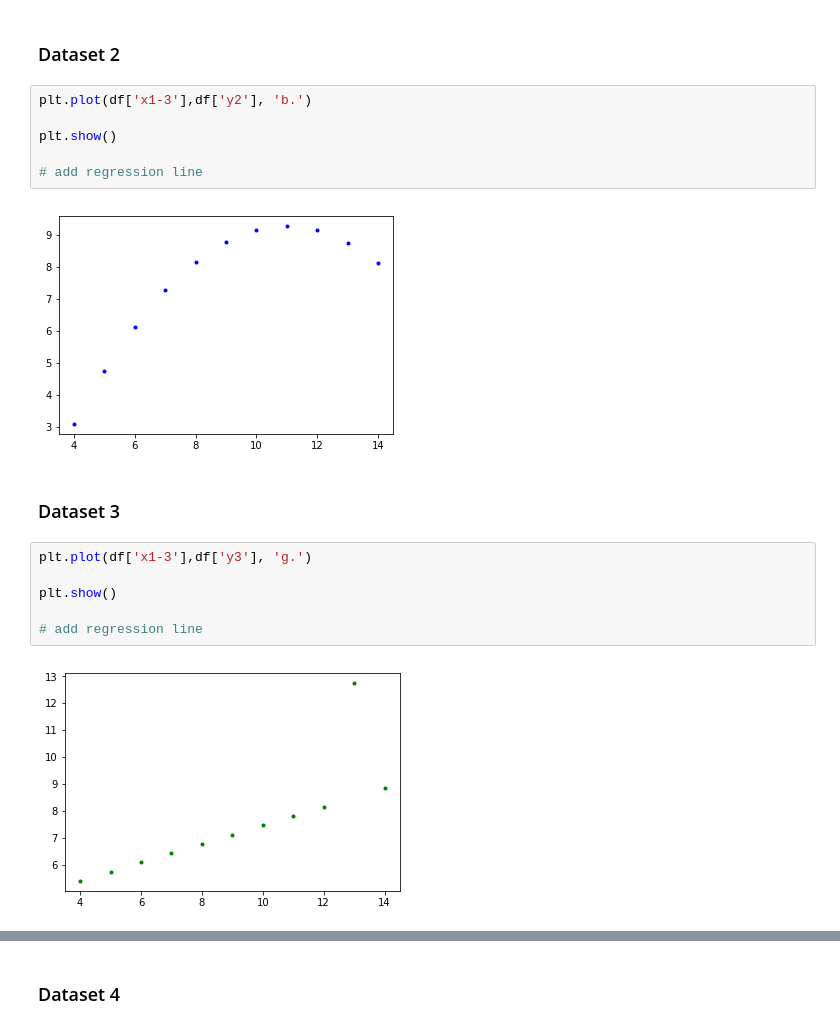
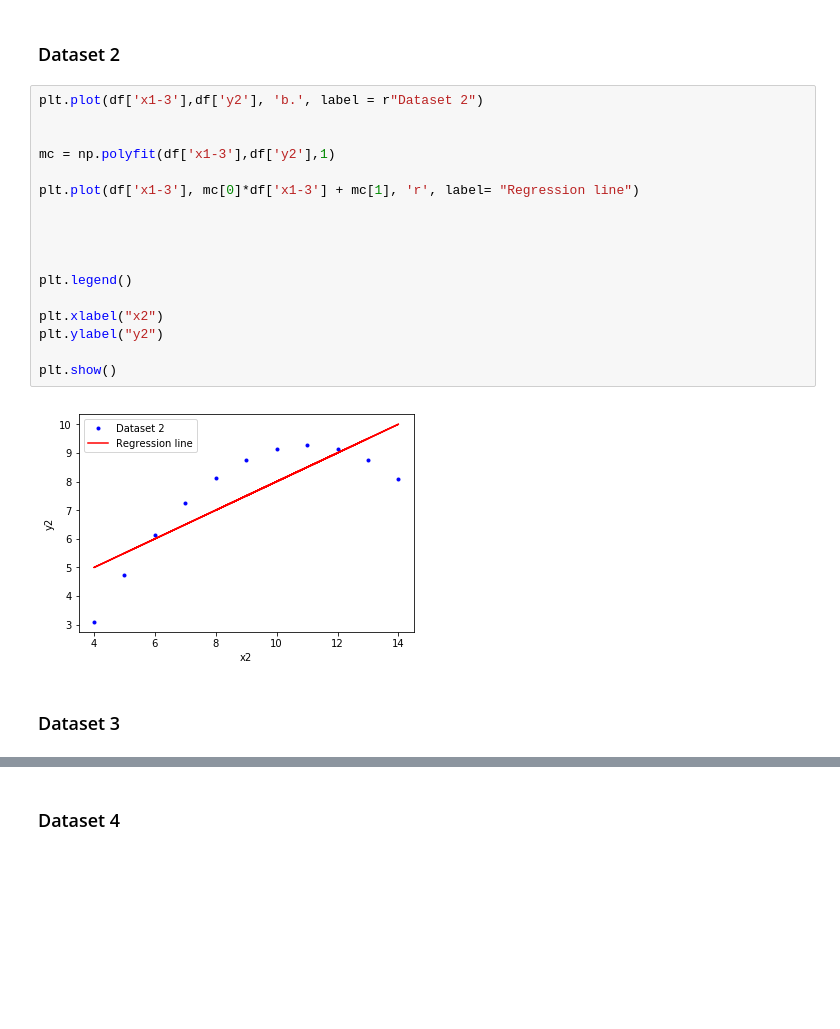
Before and after one commit to davesheils/Anscombe, a Jupyter notebook: Assignment 2018 - Anscombe - David Sheils.ipynb, the cells around one changed output, grey strips where cells are left out. Drawn from its saved outputs; the diff is of its cells as text; blank space fills up the shorter version.

```diff
--- a/Assignment 2018 - Anscombe - David Sheils.ipynb
+++ b/Assignment 2018 - Anscombe - David Sheils.ipynb
@@ -67,20 +79,23 @@ plt.show()
 # %% [markdown]
 ### Dataset 2
-# %%
-plt.plot(df['x1-3'],df['y2'], 'b.')
-
-plt.show()
-
-# add regression line
-# %% [output]
-[figure, removed]
+# %%
+plt.plot(df['x1-3'],df['y2'], 'b.', label = r"Dataset 2")
+
+
+mc = np.polyfit(df['x1-3'],df['y2'],1)
+
+plt.plot(df['x1-3'], mc[0]*df['x1-3'] + mc[1], 'r', label= "Regression line")
+
+
+
+
+plt.legend()
+
+plt.xlabel("x2")
+plt.ylabel("y2")
+
+plt.show()
+# %% [output]
+[figure, added]
 # %% [markdown]
 ### Dataset 3
-# %%
-plt.plot(df['x1-3'],df['y3'], 'g.')
-
-plt.show()
-
-# add regression line
-# %% [output]
-[figure, removed]
```
Also changed, not shown: parts of 5 cells of this notebook.
